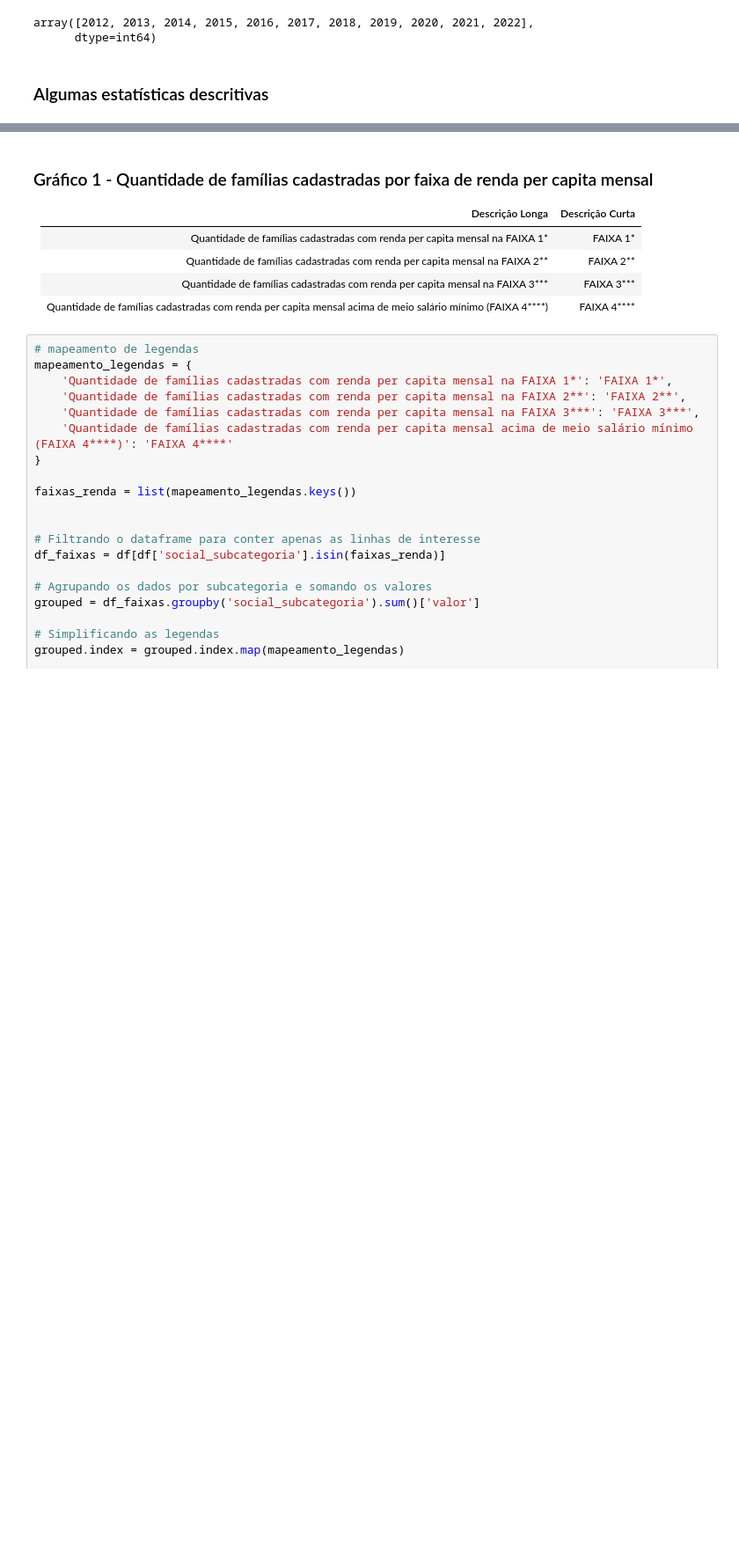
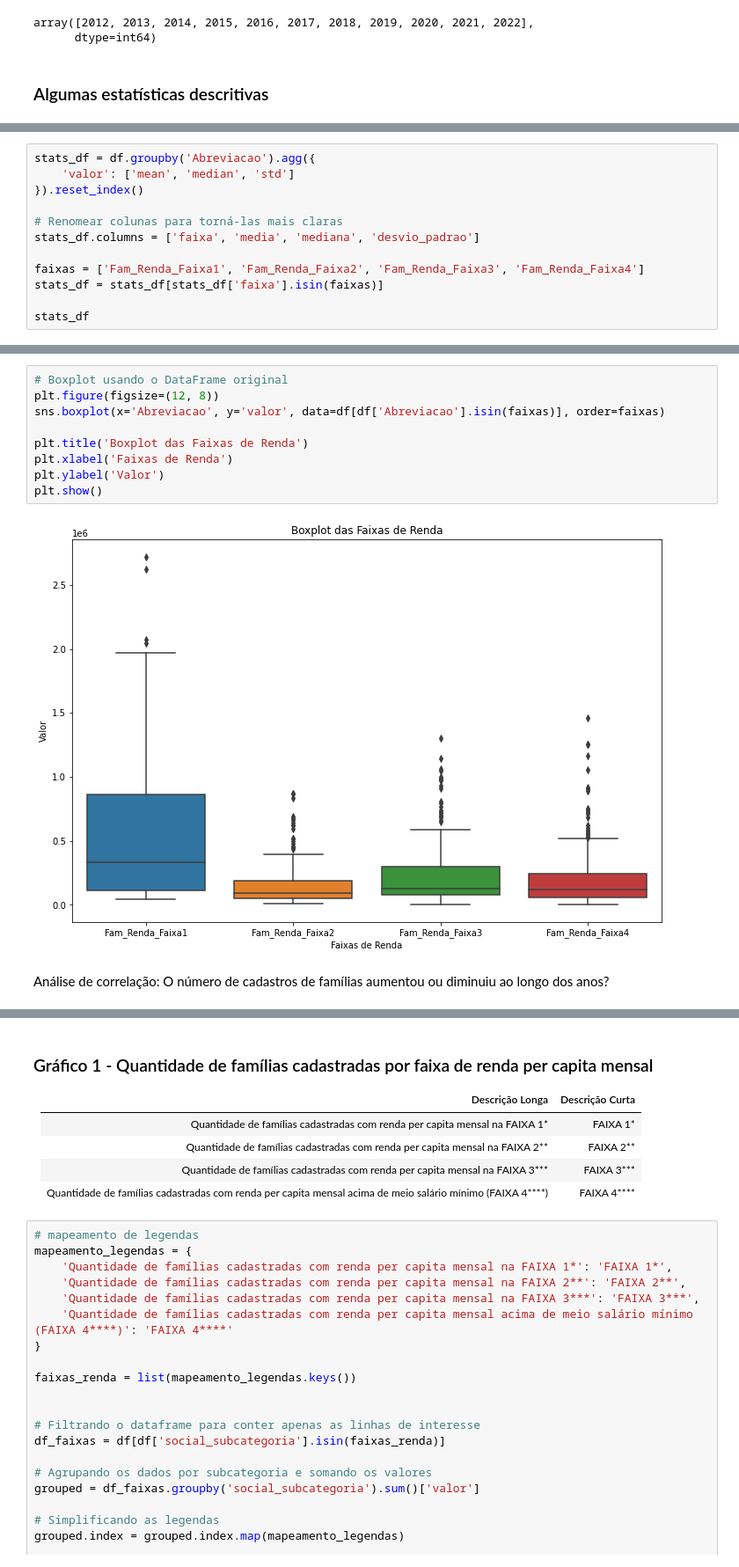
Before and after one commit to edilton-bs/AV1IntroCD, a Jupyter notebook: main.ipynb, the cells around one changed output, grey strips where cells are left out. Shown at 88% size. Cells and saved outputs as stored; diff of their text form; blank space fills up the shorter version.

```diff
--- a/main.ipynb
+++ b/main.ipynb
@@ -138,0 +143,12 @@ array([2012, 2013, 2014, 2015, 2016, 2017, 2018, 2019, 2020, 2021, 2022],
+# %%
+stats_df = df.groupby('Abreviacao').agg({
+    'valor': ['mean', 'median', 'std']
+}).reset_index()
+
+# Renomear colunas para torná-las mais claras
+stats_df.columns = ['faixa', 'media', 'mediana', 'desvio_padrao']
+
+faixas = ['Fam_Renda_Faixa1', 'Fam_Renda_Faixa2', 'Fam_Renda_Faixa3', 'Fam_Renda_Faixa4']
+stats_df = stats_df[stats_df['faixa'].isin(faixas)]
+
+stats_df
@@ -138,0 +161,13 @@ array([2012, 2013, 2014, 2015, 2016, 2017, 2018, 2019, 2020, 2021, 2022],
+# %%
+# Boxplot usando o DataFrame original
+plt.figure(figsize=(12, 8))
+sns.boxplot(x='Abreviacao', y='valor', data=df[df['Abreviacao'].isin(faixas)], order=faixas)
+
+plt.title('Boxplot das Faixas de Renda')
+plt.xlabel('Faixas de Renda')
+plt.ylabel('Valor')
+plt.show()
+# %% [output]
+[figure, added]
+# %% [markdown]
+Análise de correlação: O número de cadastros de famílias aumentou ou diminuiu ao longo dos anos?
```
Also changed, not shown: parts of 9 cells of this notebook.
